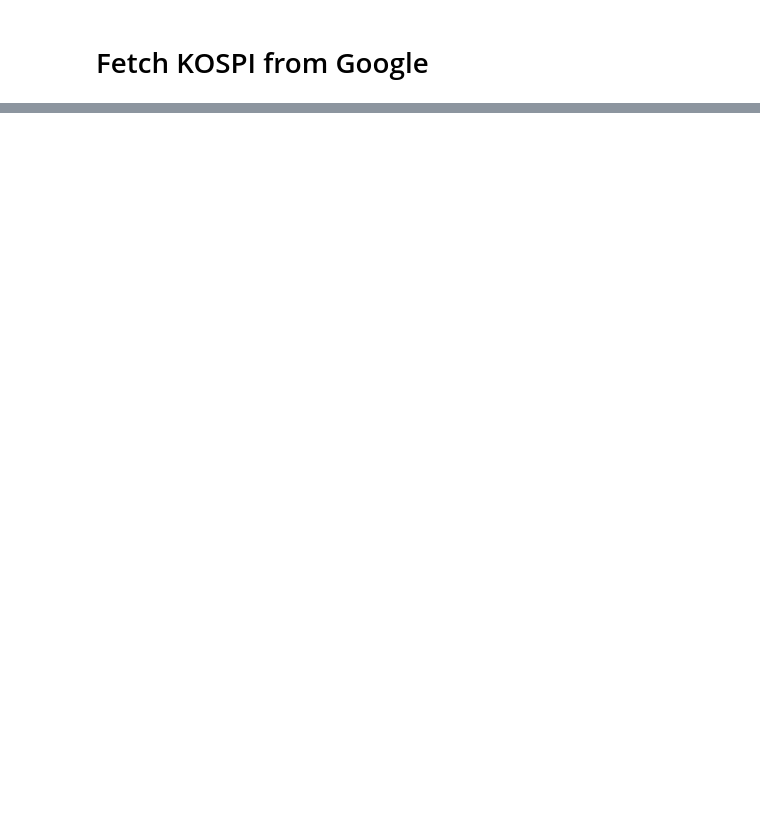
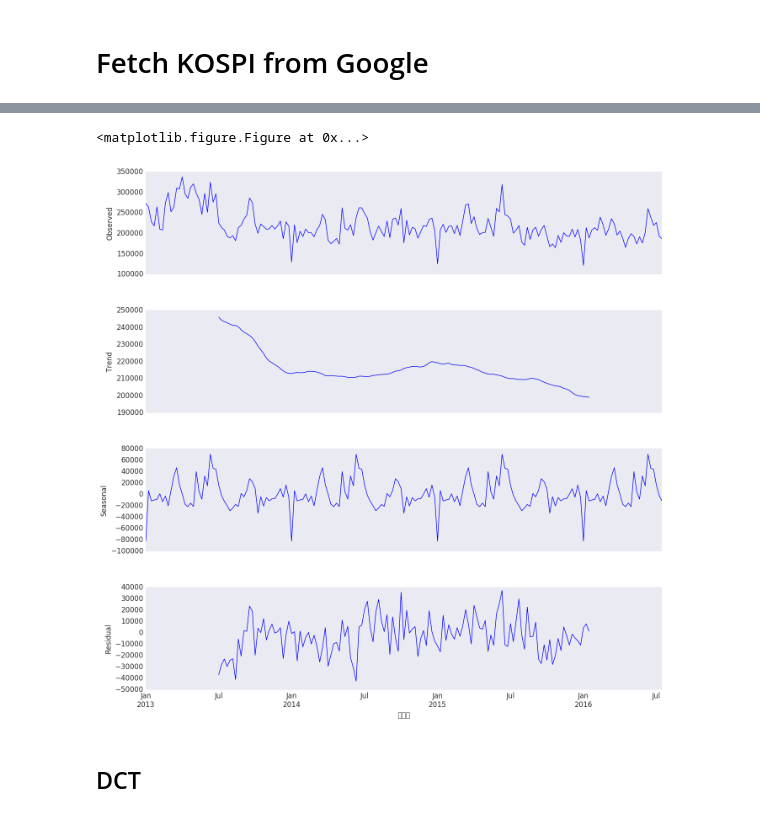
Before and after one commit to tohichoi/ecos, a Jupyter notebook: ecos.ipynb, the cells around one changed output, grey strips where cells are left out. Saved outputs shown, nothing was run; the diff lists cells and outputs as text; code cells hidden in the pictures; blank space fills up the shorter version.

```diff
--- a/ecos.ipynb
+++ b/ecos.ipynb
@@ -60,0 +137,22 @@ df_quant2[u'국채'].plot()
+# %%
+import statsmodels.api as sm
+
+df_season=df_merged
+df_season=df_season.drop('Close', axis=1)
+
+# http://pandas.pydata.org/pandas-docs/stable/timeseries.html#offset-aliases
+df_season = df_season.resample('W').mean()
+df_season.head()
+
+flow=df_season[u'합계']
+res = sm.tsa.seasonal_decompose(flow)
+
+plt.figure(figsize=(15, 5))
+fig = res.plot()
+fig.show()
+fig.set_size_inches(15, 15)
+# %% [output]
+<matplotlib.figure.Figure at 0x...>
+[figure, added]
+# %% [markdown]
+## DCT
```
Also changed, not shown: parts of 19 cells of this notebook, 3 other files.
